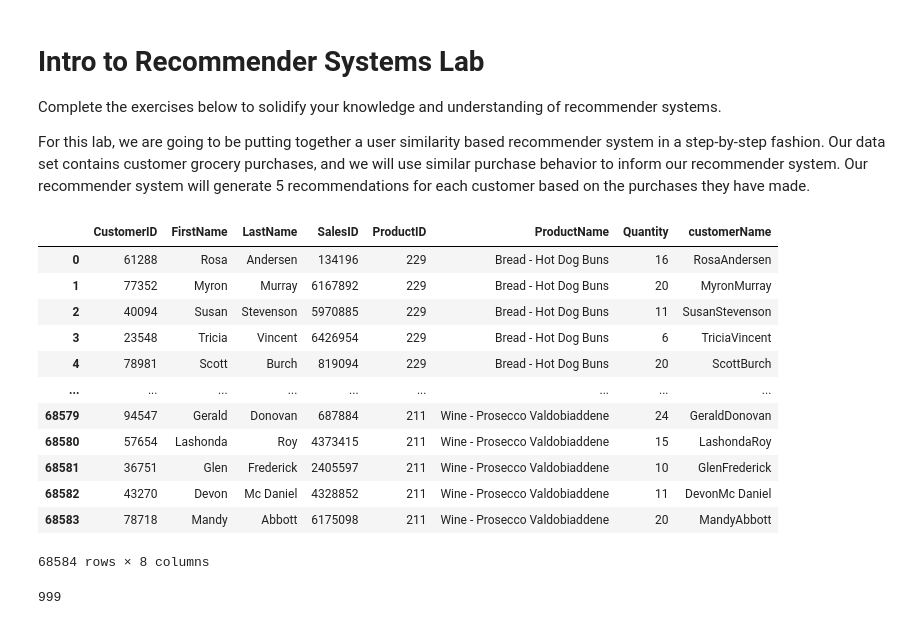
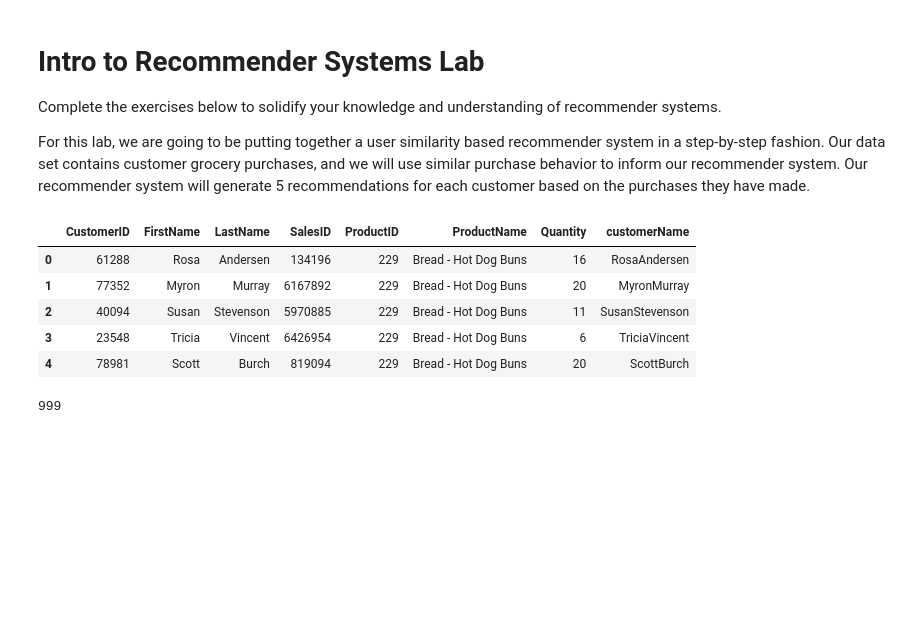
Before and after one commit to alvaro-saez/dataptmad1121_labs, a Jupyter notebook: extra-work/m2/lab-intro-recommender-systems/your-code/[lab-intro-recommender-systems] Alvaro Saez.ipynb, the cells around one changed output. Cells and saved outputs as stored; diff of their text form; code cells hidden in the pictures; blank space fills up the shorter version.

Commit message:
lab finished | lab-intro-recommender-systems | with .head() in all dataframes

```diff
--- a/extra-work/m2/lab-intro-recommender-systems/your-code/[lab-intro-recommender-systems] Alvaro Saez.ipynb
+++ b/extra-work/m2/lab-intro-recommender-systems/your-code/[lab-intro-recommender-systems] Alvaro Saez.ipynb
@@ -12,21 +12,14 @@ from scipy.spatial.distance import pdist, squareform
 data = pd.read_csv('../data/customer_product_sales.csv')
 # %%
 data["customerName"] = data["FirstName"]+data["LastName"]
-data
+data.head()
 # %% [output]
 |  | CustomerID | FirstName | LastName | SalesID | ProductID | ProductName | Quantity | customerName |
 | 0 | 61288 | Rosa | Andersen | 134196 | 229 | Bread - Hot Dog Buns | 16 | RosaAndersen |
 | 1 | 77352 | Myron | Murray | 6167892 | 229 | Bread - Hot Dog Buns | 20 | MyronMurray |
 | 2 | 40094 | Susan | Stevenson | 5970885 | 229 | Bread - Hot Dog Buns | 11 | SusanStevenson |
 | 3 | 23548 | Tricia | Vincent | 6426954 | 229 | Bread - Hot Dog Buns | 6 | TriciaVincent |
 | 4 | 78981 | Scott | Burch | 819094 | 229 | Bread - Hot Dog Buns | 20 | ScottBurch |
-| ... | ... | ... | ... | ... | ... | ... | ... | ... |
-| 68579 | 94547 | Gerald | Donovan | 687884 | 211 | Wine - Prosecco Valdobiaddene | 24 | GeraldDonovan |
-| 68580 | 57654 | Lashonda | Roy | 4373415 | 211 | Wine - Prosecco Valdobiaddene | 15 | LashondaRoy |
-| 68581 | 36751 | Glen | Frederick | 2405597 | 211 | Wine - Prosecco Valdobiaddene | 10 | GlenFrederick |
-| 68582 | 43270 | Devon | Mc Daniel | 4328852 | 211 | Wine - Prosecco Valdobiaddene | 11 | DevonMc Daniel |
-| 68583 | 78718 | Mandy | Abbott | 6175098 | 211 | Wine - Prosecco Valdobiaddene | 20 | MandyAbbott |
-68584 rows × 8 columns
 # %%
 len(data["customerName"].unique())
 # %% [output]
```
Also changed, not shown: parts of 14 cells of this notebook.
